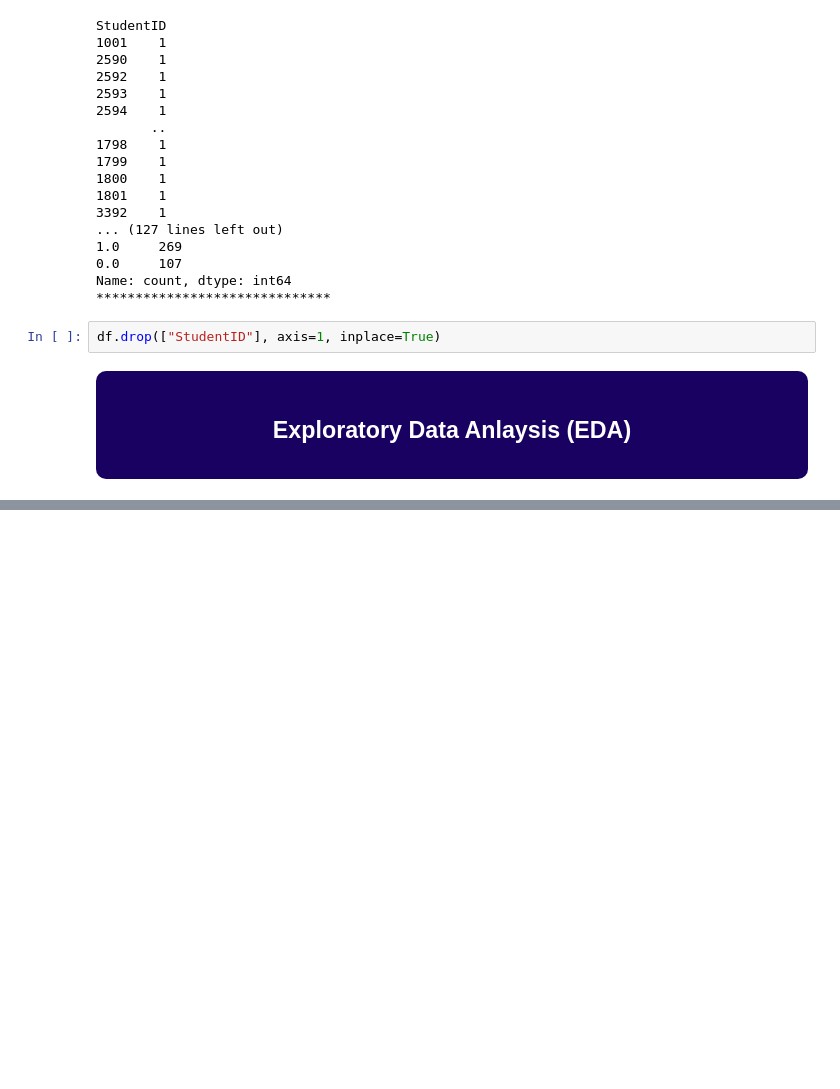
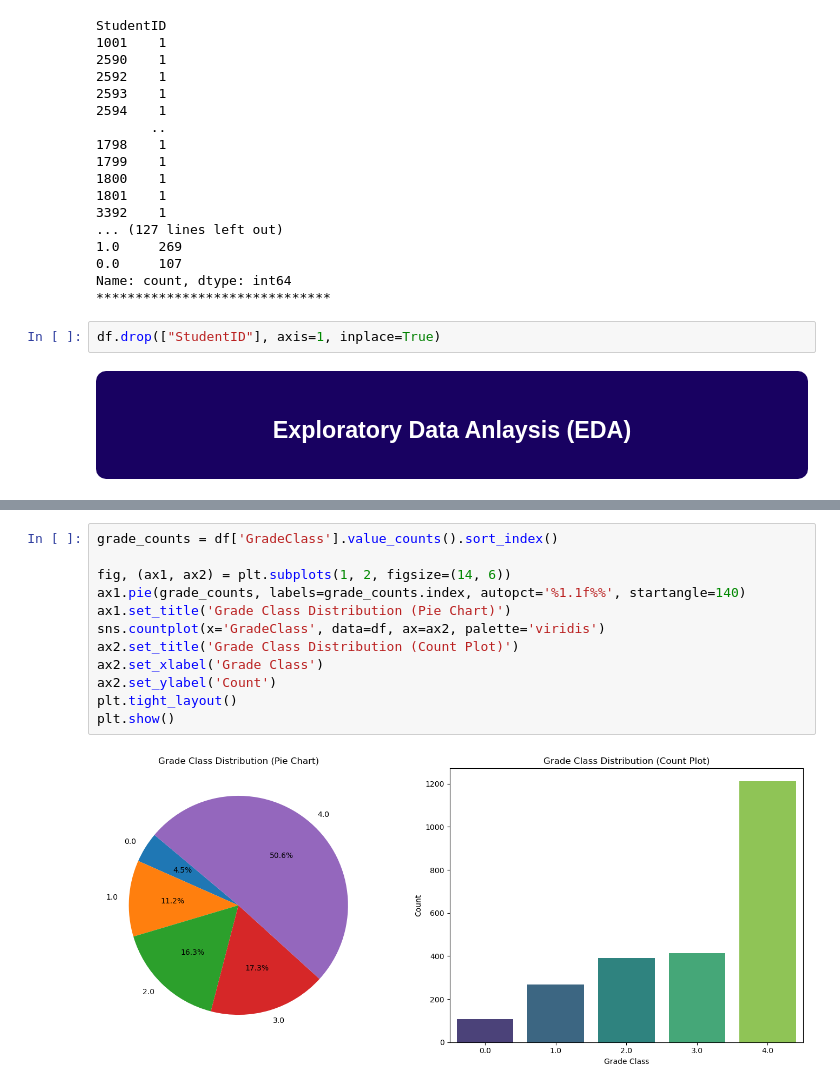
Before and after one commit to ahmedhassan456/students_performance_classification, a Jupyter notebook: students_performance_classification.ipynb, the cells around one changed output, grey strips where cells are left out. Drawn from its saved outputs; the diff is of its cells as text; blank space fills up the shorter version.

```diff
--- a/students_performance_classification.ipynb
+++ b/students_performance_classification.ipynb
@@ -118,0 +199,14 @@ df.drop(["StudentID"], axis=1, inplace=True)
+# %%
+grade_counts = df['GradeClass'].value_counts().sort_index()
+
+fig, (ax1, ax2) = plt.subplots(1, 2, figsize=(14, 6))
+ax1.pie(grade_counts, labels=grade_counts.index, autopct='%1.1f%%', startangle=140)
+ax1.set_title('Grade Class Distribution (Pie Chart)')
+sns.countplot(x='GradeClass', data=df, ax=ax2, palette='viridis')
+ax2.set_title('Grade Class Distribution (Count Plot)')
+ax2.set_xlabel('Grade Class')
+ax2.set_ylabel('Count')
+plt.tight_layout()
+plt.show()
+# %% [output]
+[figure, added]
```
Also changed, not shown: parts of 8 cells of this notebook.
